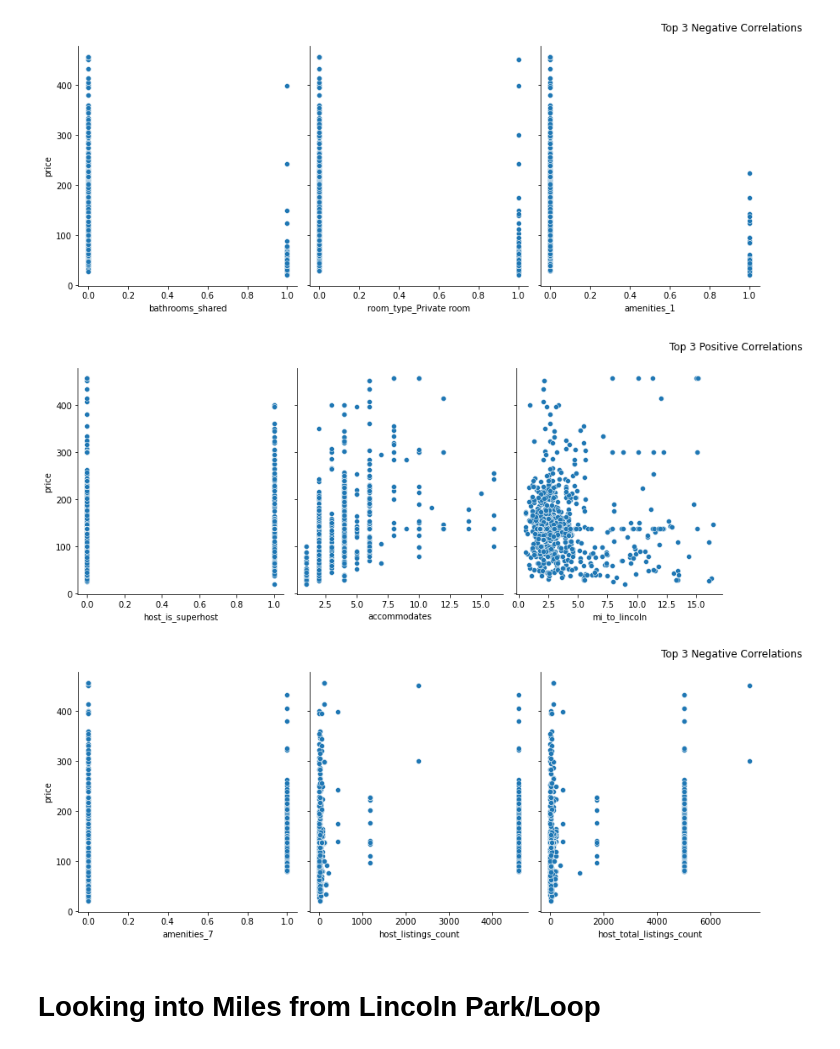
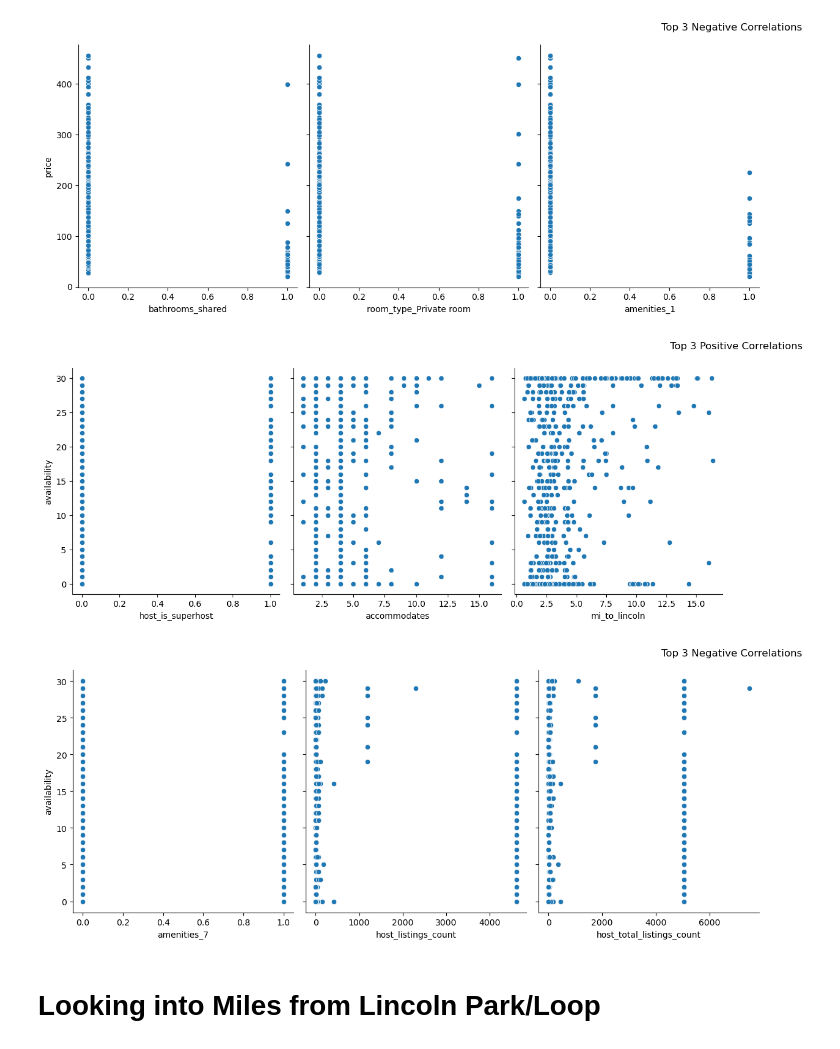
Before and after one commit to tomdoyoon/Chicago-Airbnb-Exploration, a Jupyter notebook: Analysis Without Reviews.ipynb, the cells around one changed output. Drawn from its saved outputs; the diff is of its cells as text; code cells hidden in the pictures.

```diff
--- a/Analysis Without Reviews.ipynb
+++ b/Analysis Without Reviews.ipynb
@@ -108,16 +108,16 @@ plt.tight_layout()
 [figure]
 # %%
 # Plot scatterplots of the most correlated features with availibility
-a = sns.pairplot(df, x_vars=correlation('availability')[3:6]['Positive Field'].tolist(), y_vars=['price'], kind='scatter')
+a = sns.pairplot(df, x_vars=correlation('availability')[3:6]['Positive Field'].tolist(), y_vars=['availability'], kind='scatter')
 a.fig.suptitle('Top 3 Positive Correlations', y = 1.05, x = 1)
 a.fig.set_size_inches(12,5)
-b = sns.pairplot(df, x_vars=correlation('availability')[:3]['Negative Field'].tolist(), y_vars=['price'], kind='scatter')
+b = sns.pairplot(df, x_vars=correlation('availability')[:3]['Negative Field'].tolist(), y_vars=['availability'], kind='scatter')
 b.fig.suptitle('Top 3 Negative Correlations', x = .95)
 b.fig.set_size_inches(12,5)
 plt.tight_layout()
 # %% [output]
-[figure, old version]
+[figure, new version]
-[figure, old version]
+[figure, new version]
 # %% [markdown]
 # Looking into Miles from Lincoln Park/Loop
 # %%
```
Also changed, not shown: parts of 6 cells of this notebook, 1 other file.
